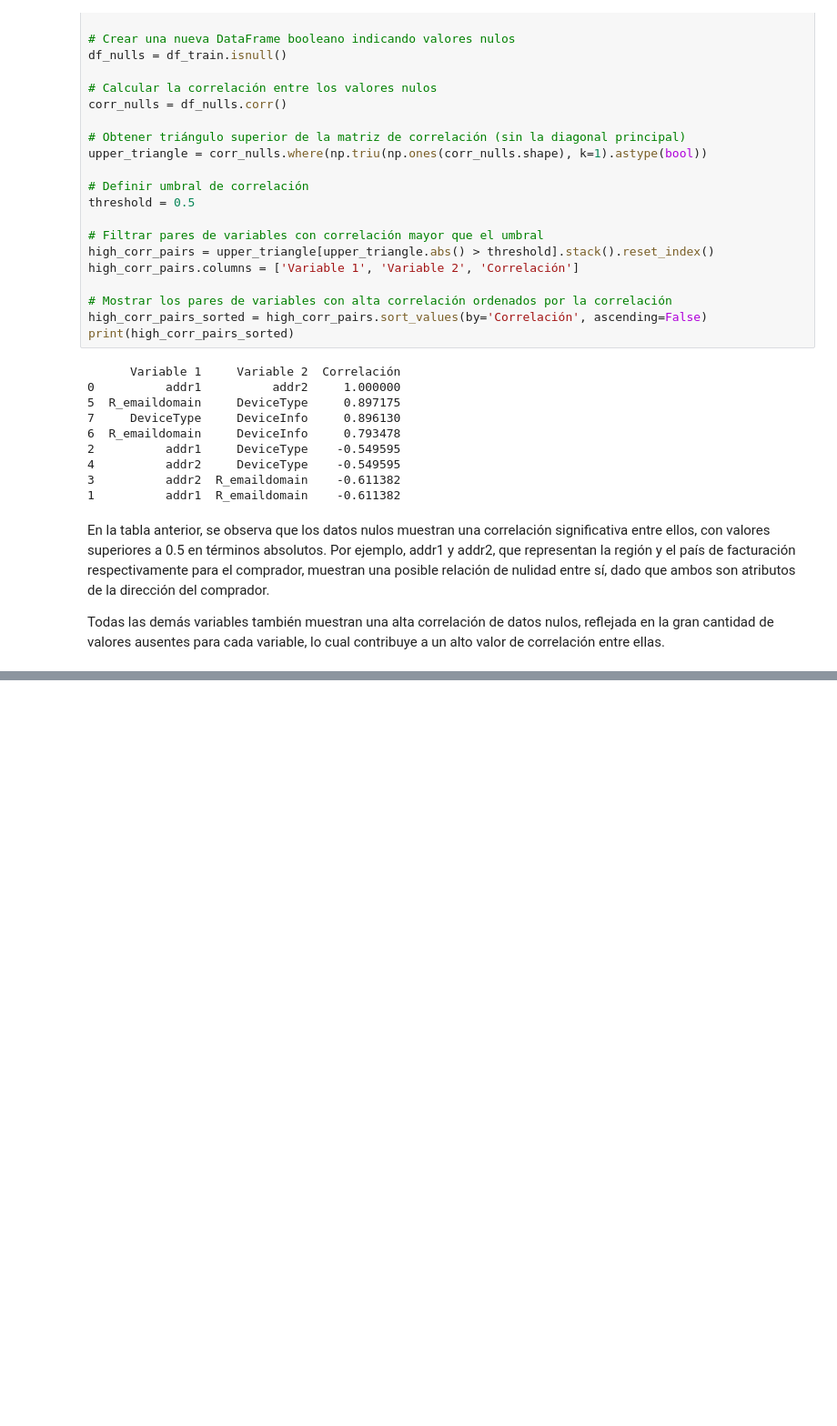
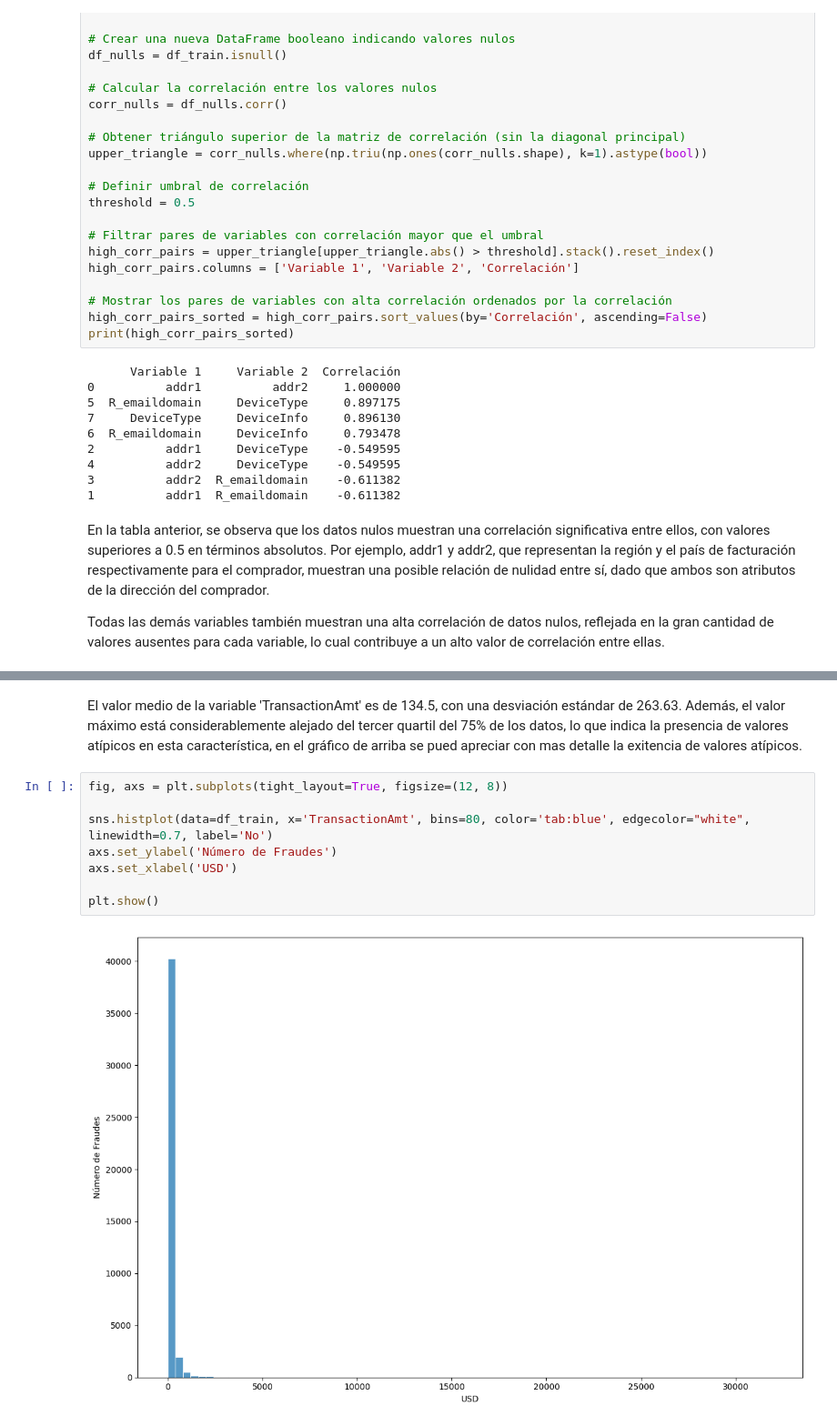
Before and after one commit to JRamos84/deteccion_fraude, a Jupyter notebook: notebooks/01_Exploratiry_Data_Analysis.ipynb, the cells around one changed output, grey strips where cells are left out. Shown: that part at 91% size. Cells and saved outputs as stored; diff of their text form; blank space fills up the shorter version.

```diff
--- a/notebooks/01_Exploratiry_Data_Analysis.ipynb
+++ b/notebooks/01_Exploratiry_Data_Analysis.ipynb
@@ -335,0 +475,12 @@ Todas las demás variables también muestran una alta correlación de datos nulo
+# %% [markdown]
+El valor medio de la variable 'TransactionAmt' es de 134.5, con una desviación estándar de 263.63. Además, el valor máximo está considerablemente alejado del tercer quartil del 75%  de los datos, lo que indica la presencia de valores atípicos en esta característica, en el gráfico de arriba se pued apreciar con mas detalle la exitencia de valores atípicos.
+# %%
+fig, axs = plt.subplots(tight_layout=True, figsize=(12, 8))
+
+sns.histplot(data=df_train, x='TransactionAmt', bins=80, color='tab:blue', edgecolor="white", linewidth=0.7, label='No')
+axs.set_ylabel('Número de Fraudes')
+axs.set_xlabel('USD')
+
+plt.show()
+# %% [output]
+[figure, added]
```
Also changed, not shown: parts of 42 cells of this notebook.
